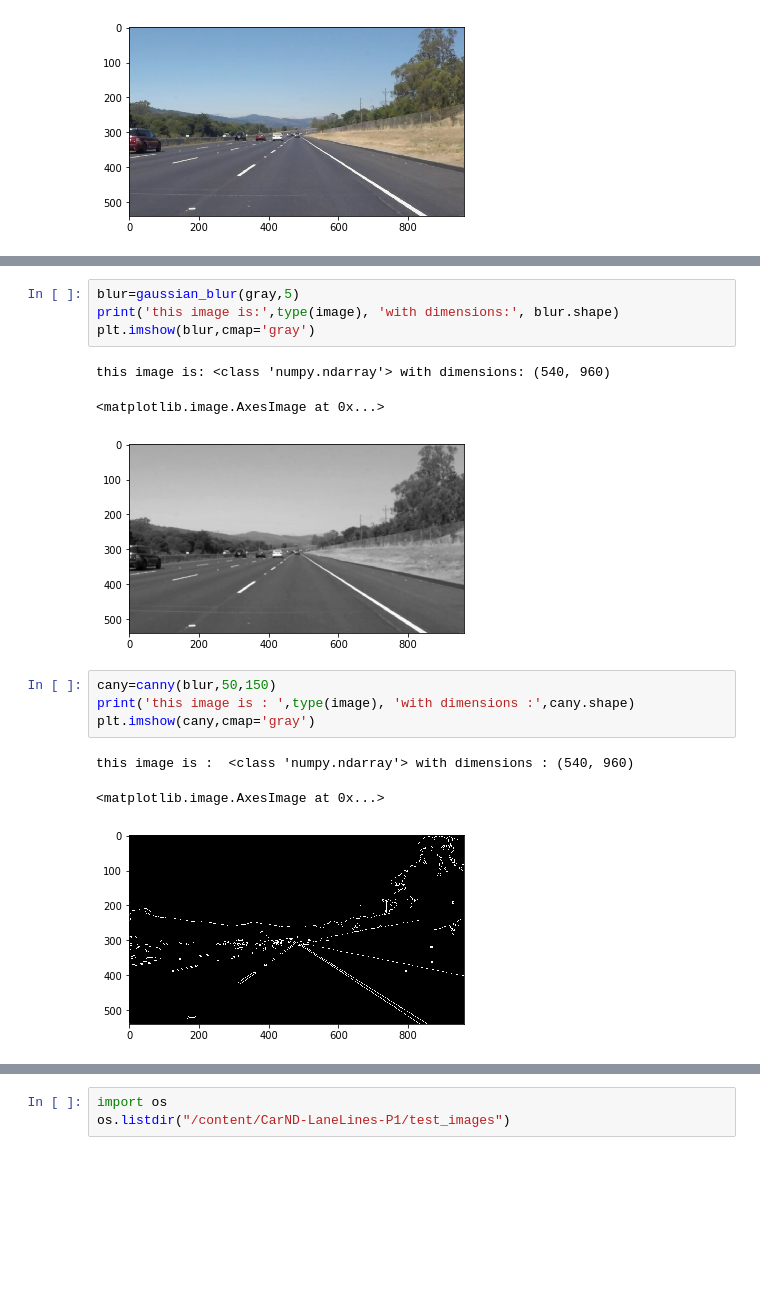
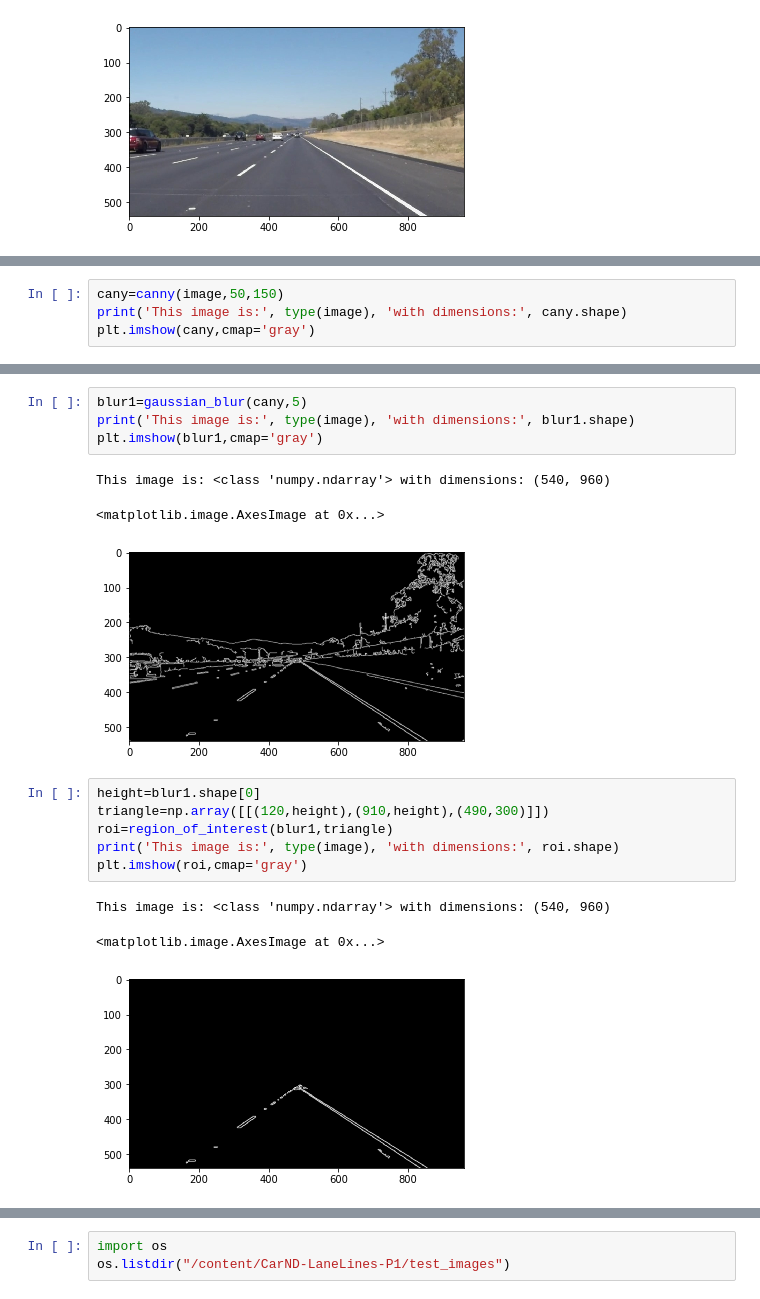
Before and after one commit to imranwaheed/finding-lane-lines-project, a Jupyter notebook: Untitled0.ipynb, the cells around one changed output, grey strips where cells are left out. Saved outputs shown, nothing was run; the diff lists cells and outputs as text; blank space fills up the shorter version.

```diff
--- a/Untitled0.ipynb
+++ b/Untitled0.ipynb
@@ -88,0 +113,4 @@ this image is : <class 'numpy.ndarray'> with the dimensions: (540, 960)
+# %%
+cany=canny(image,50,150)
+print('This image is:', type(image), 'with dimensions:', cany.shape)
+plt.imshow(cany,cmap='gray')
@@ -89,16 +121,18 @@ this image is : <class 'numpy.ndarray'> with the dimensions: (540, 960)
 # %%
-blur=gaussian_blur(gray,5)
-print('this image is:',type(image), 'with dimensions:', blur.shape)
-plt.imshow(blur,cmap='gray')
+blur1=gaussian_blur(cany,5)
+print('This image is:', type(image), 'with dimensions:', blur1.shape)
+plt.imshow(blur1,cmap='gray')
 # %% [output]
-this image is: <class 'numpy.ndarray'> with dimensions: (540, 960)
+This image is: <class 'numpy.ndarray'> with dimensions: (540, 960)
 <matplotlib.image.AxesImage at 0x...>
-[figure, old version]
+[figure, new version]
 # %%
-cany=canny(blur,50,150)
-print('this image is : ',type(image), 'with dimensions :',cany.shape)
-plt.imshow(cany,cmap='gray')
+height=blur1.shape[0]
+triangle=np.array([[(120,height),(910,height),(490,300)]])
+roi=region_of_interest(blur1,triangle)
+print('This image is:', type(image), 'with dimensions:', roi.shape)
+plt.imshow(roi,cmap='gray')
 # %% [output]
-this image is :  <class 'numpy.ndarray'> with dimensions : (540, 960)
+This image is: <class 'numpy.ndarray'> with dimensions: (540, 960)
 <matplotlib.image.AxesImage at 0x...>
-[figure, old version]
+[figure, new version]
```
Also changed, not shown: parts of 15 cells of this notebook.
